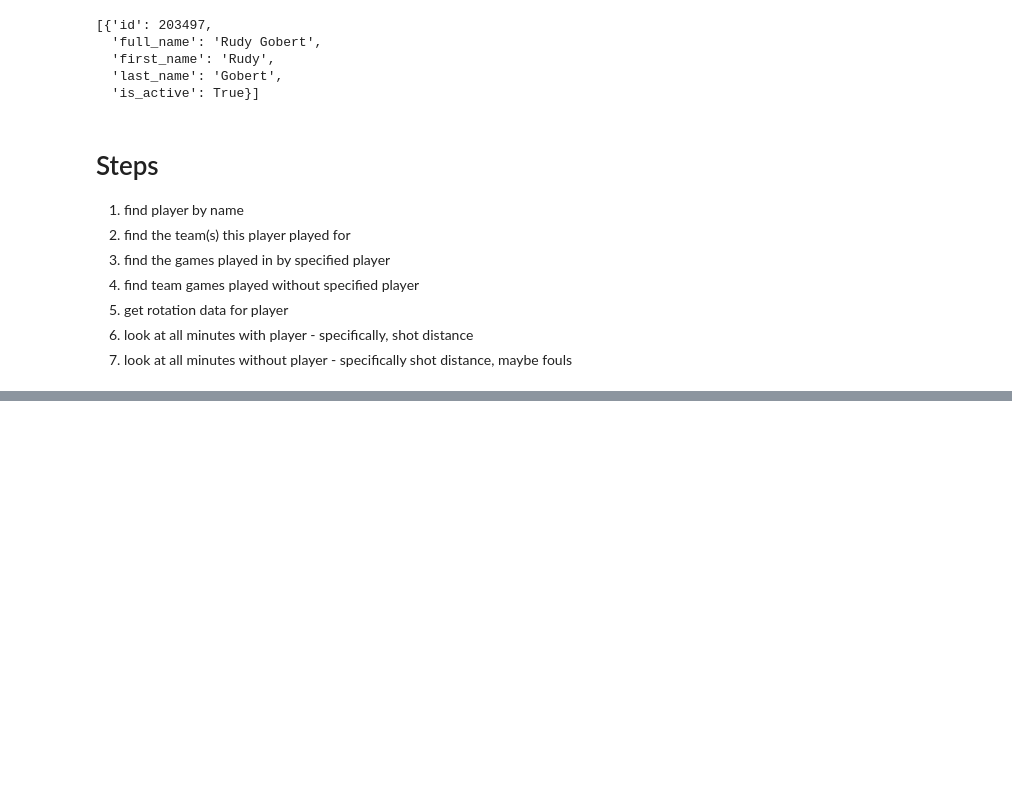
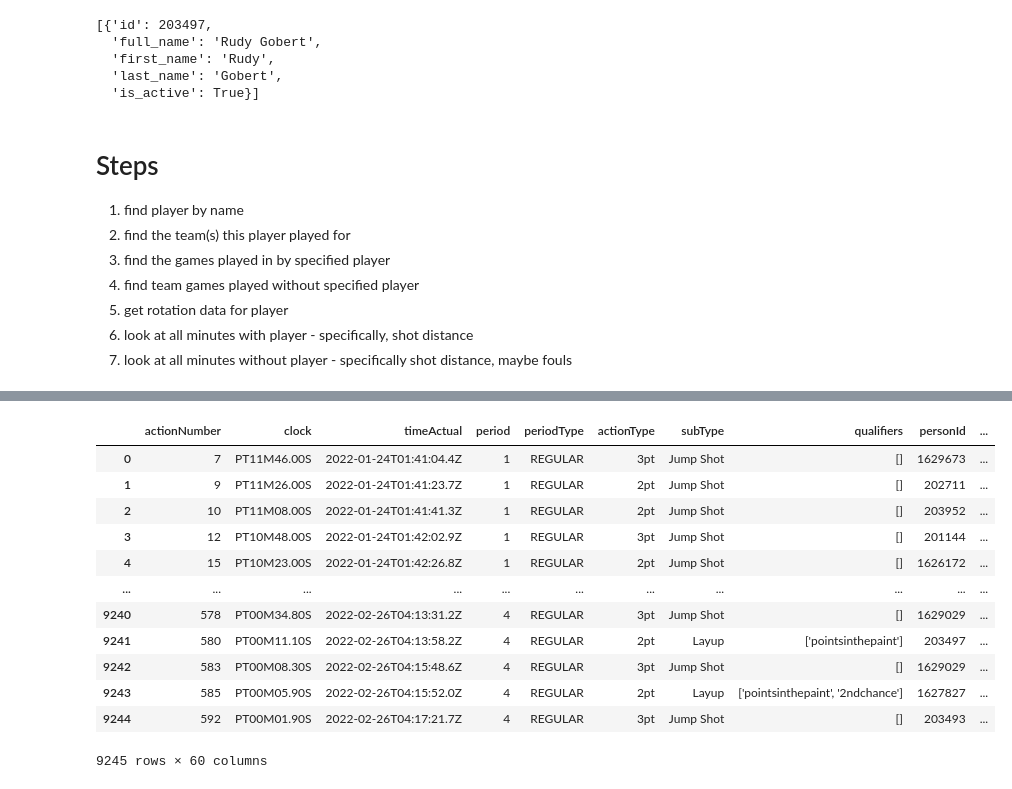
Before and after one commit to SpecCRA/nba_defenders_and_shot_distance, a Jupyter notebook: notebooks/eda.ipynb, the cells around one changed output, grey strips where cells are left out. Cells and saved outputs as stored; diff of their text form; code cells hidden in the pictures; blank space fills up the shorter version.

```diff
--- a/notebooks/eda.ipynb
+++ b/notebooks/eda.ipynb
@@ -401,0 +277,2 @@ test_pbp_wo_player
+# %%
+pbp['time'] = pbp.apply(conv_clock_to_secs, axis=1)
@@ -401,0 +380,23 @@ test_pbp_wo_player
+# %%
+# games played in but minutes without player of interest
+# game ID will exist
+# get games with rudy in them first
+pbp_all = pbp[pbp['game_id'].isin(player_game_ids)]
+common_pbp_columns = list(pbp.columns)
+
+pbp_all = pbp_all.merge(pbp_w_player, on = common_pbp_columns, how='left', indicator=True)
+pbp_all
+# %% [output]
+|  | actionNumber | clock | timeActual | period | periodType | actionType | subType | qualifiers | personId | ... |
+| 0 | 7 | PT11M46.00S | 2022-01-24T01:41:04.4Z | 1 | REGULAR | 3pt | Jump Shot | [] | 1629673 | ... |
+| 1 | 9 | PT11M26.00S | 2022-01-24T01:41:23.7Z | 1 | REGULAR | 2pt | Jump Shot | [] | 202711 | ... |
+| 2 | 10 | PT11M08.00S | 2022-01-24T01:41:41.3Z | 1 | REGULAR | 2pt | Jump Shot | [] | 203952 | ... |
+| 3 | 12 | PT10M48.00S | 2022-01-24T01:42:02.9Z | 1 | REGULAR | 3pt | Jump Shot | [] | 201144 | ... |
+| 4 | 15 | PT10M23.00S | 2022-01-24T01:42:26.8Z | 1 | REGULAR | 2pt | Jump Shot | [] | 1626172 | ... |
+| ... | ... | ... | ... | ... | ... | ... | ... | ... | ... | ... |
+| 9240 | 578 | PT00M34.80S | 2022-02-26T04:13:31.2Z | 4 | REGULAR | 3pt | Jump Shot | [] | 1629029 | ... |
+| 9241 | 580 | PT00M11.10S | 2022-02-26T04:13:58.2Z | 4 | REGULAR | 2pt | Layup | ['pointsinthepaint'] | 203497 | ... |
+| 9242 | 583 | PT00M08.30S | 2022-02-26T04:15:48.6Z | 4 | REGULAR | 3pt | Jump Shot | [] | 1629029 | ... |
+| 9243 | 585 | PT00M05.90S | 2022-02-26T04:15:52.0Z | 4 | REGULAR | 2pt | Layup | ['pointsinthepaint', '2ndchance'] | 1627827 | ... |
+| 9244 | 592 | PT00M01.90S | 2022-02-26T04:17:21.7Z | 4 | REGULAR | 3pt | Jump Shot | [] | 203493 | ... |
+9245 rows × 60 columns
```
Also changed, not shown: parts of 60 cells of this notebook, 6 other files.
